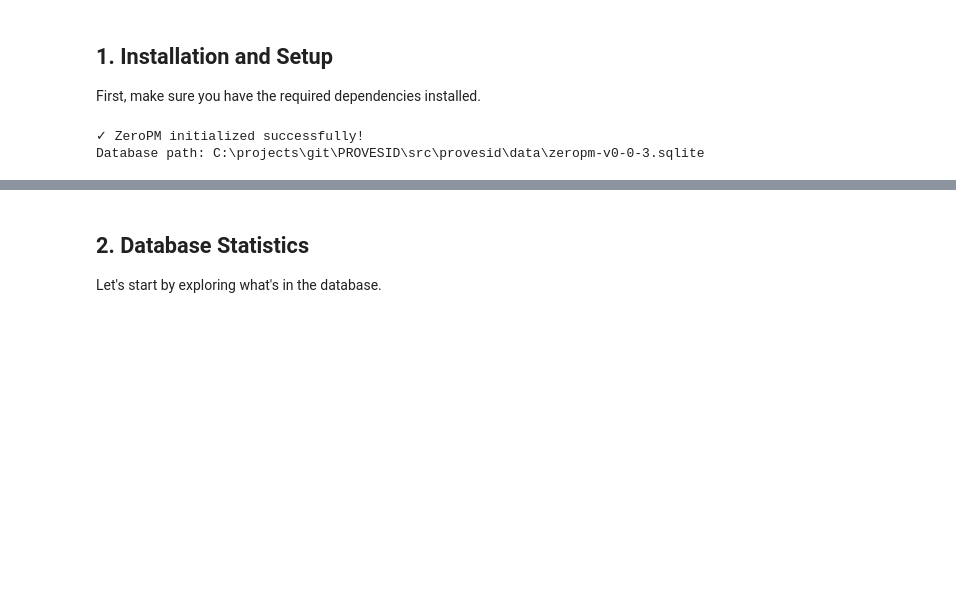
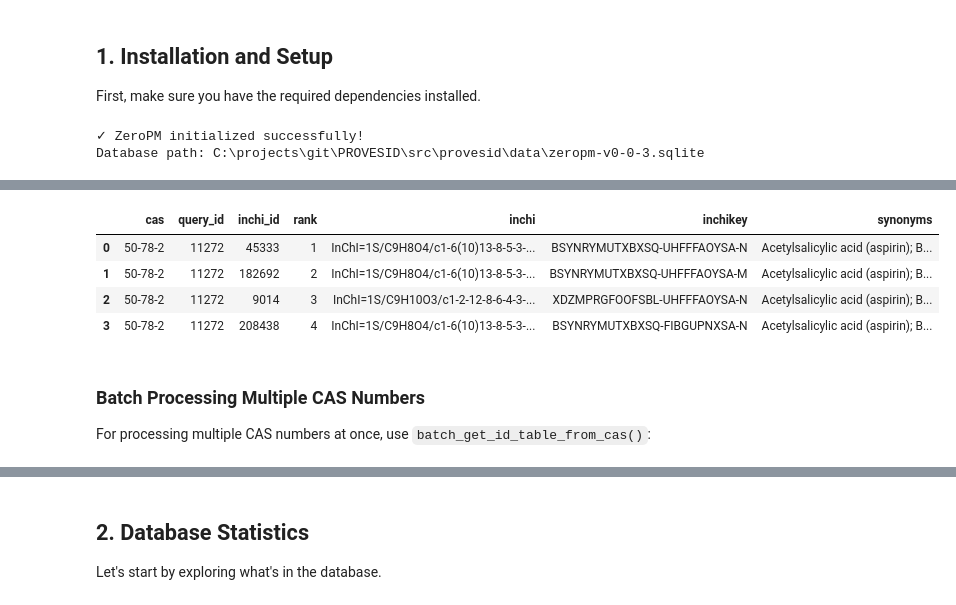
Before and after one commit to USEtox/PROVESID, a Jupyter notebook: examples/zeropm/zeropm-example.ipynb, the cells around one changed output, grey strips where cells are left out. Cells and saved outputs as stored; diff of their text form; code cells hidden in the pictures; blank space fills up the shorter version.

```diff
--- a/examples/zeropm/zeropm-example.ipynb
+++ b/examples/zeropm/zeropm-example.ipynb
@@ -37,0 +94,9 @@ Database path: C:\projects\git\PROVESID\src\provesid\data\zeropm-v0-0-3.sqlite
+# %%
+# Test with another compound that might have multiple entries
+# Let's try with aspirin
+df2 = zpm.get_id_table_from_cas("50-78-2")  # Aspirin
+if df2 is not None:
+    print("\nAspirin (CAS: 50-78-2):")
+    print(df2[['cas', 'inchi_id', 'rank', 'inchikey']].to_string())
+else:
+    print("\nAspirin not found in database")
@@ -37,0 +119,12 @@ Database path: C:\projects\git\PROVESID\src\provesid\data\zeropm-v0-0-3.sqlite
+# %%
+df2
+# %% [output]
+|  | cas | query_id | inchi_id | rank | inchi | inchikey | synonyms |
+| 0 | 50-78-2 | 11272 | 45333 | 1 | InChI=1S/C9H8O4/c1-6(10)13-8-5-3-... | BSYNRYMUTXBXSQ-UHFFFAOYSA-N | Acetylsalicylic acid (aspirin); B... |
+| 1 | 50-78-2 | 11272 | 182692 | 2 | InChI=1S/C9H8O4/c1-6(10)13-8-5-3-... | BSYNRYMUTXBXSQ-UHFFFAOYSA-M | Acetylsalicylic acid (aspirin); B... |
+| 2 | 50-78-2 | 11272 | 9014 | 3 | InChI=1S/C9H10O3/c1-2-12-8-6-4-3-... | XDZMPRGFOOFSBL-UHFFFAOYSA-N | Acetylsalicylic acid (aspirin); B... |
+| 3 | 50-78-2 | 11272 | 208438 | 4 | InChI=1S/C9H8O4/c1-6(10)13-8-5-3-... | BSYNRYMUTXBXSQ-FIBGUPNXSA-N | Acetylsalicylic acid (aspirin); B... |
+# %% [markdown]
+### Batch Processing Multiple CAS Numbers
+
+For processing multiple CAS numbers at once, use `batch_get_id_table_from_cas()`:
```
Also changed, not shown: parts of 9 cells of this notebook, 16 other files.
